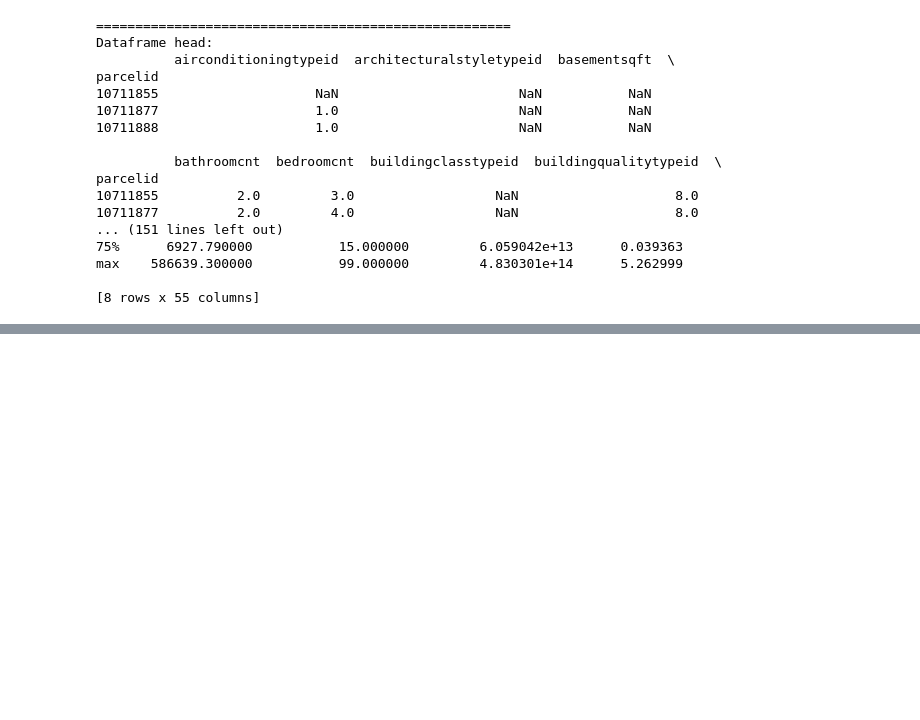
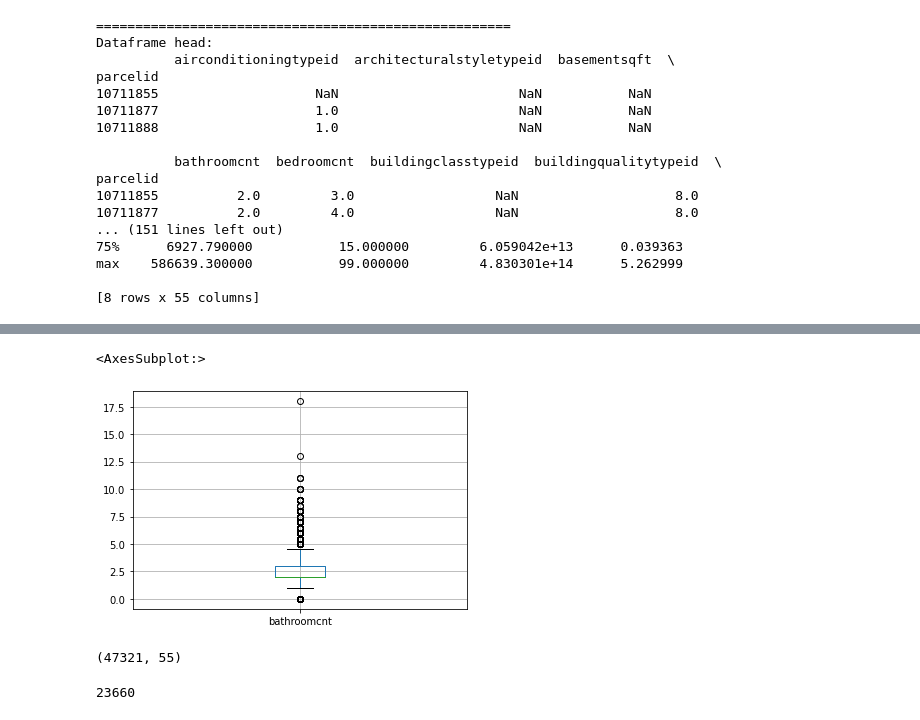
Before and after one commit to ForrestMccrosky/clustering-exercises, a Jupyter notebook: wrangle_zillow.ipynb, the cells around one changed output, grey strips where cells are left out. Drawn from its saved outputs; the diff is of its cells as text; code cells hidden in the pictures; blank space fills up the shorter version.

```diff
--- a/wrangle_zillow.ipynb
+++ b/wrangle_zillow.ipynb
@@ -229,0 +336,5 @@ There are 44 columns that have missing values.
+# %%
+zillow_df.boxplot(column = 'bathroomcnt')
+# %% [output]
+<AxesSubplot:>
+[figure, added]
@@ -229,0 +361,6 @@ There are 44 columns that have missing values.
+# %%
+zillow_df = remove_outliers(zillow_df, 1.5, ['calculatedfinishedsquarefeet',
+                                             'bedroomcnt', 'bathroomcnt'])
+zillow_df.shape
+# %% [output]
+(47321, 55)
@@ -229,0 +386,6 @@ There are 44 columns that have missing values.
+# %%
+## calculate the number of 50% roughly
+
+int(round(prop_required_column*zillow_df.shape[0],0))
+# %% [output]
+23660
```
Also changed, not shown: parts of 32 cells of this notebook, 1 other file.
